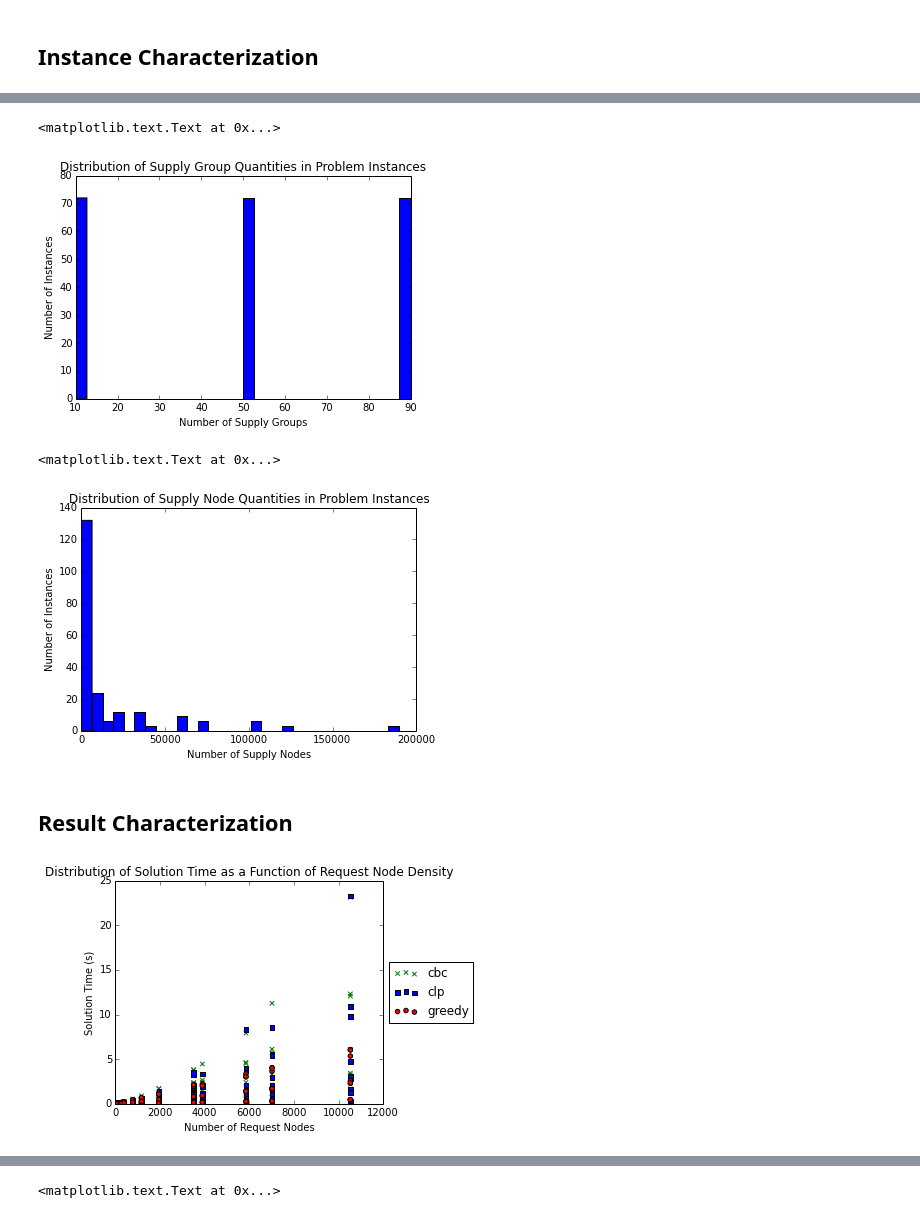
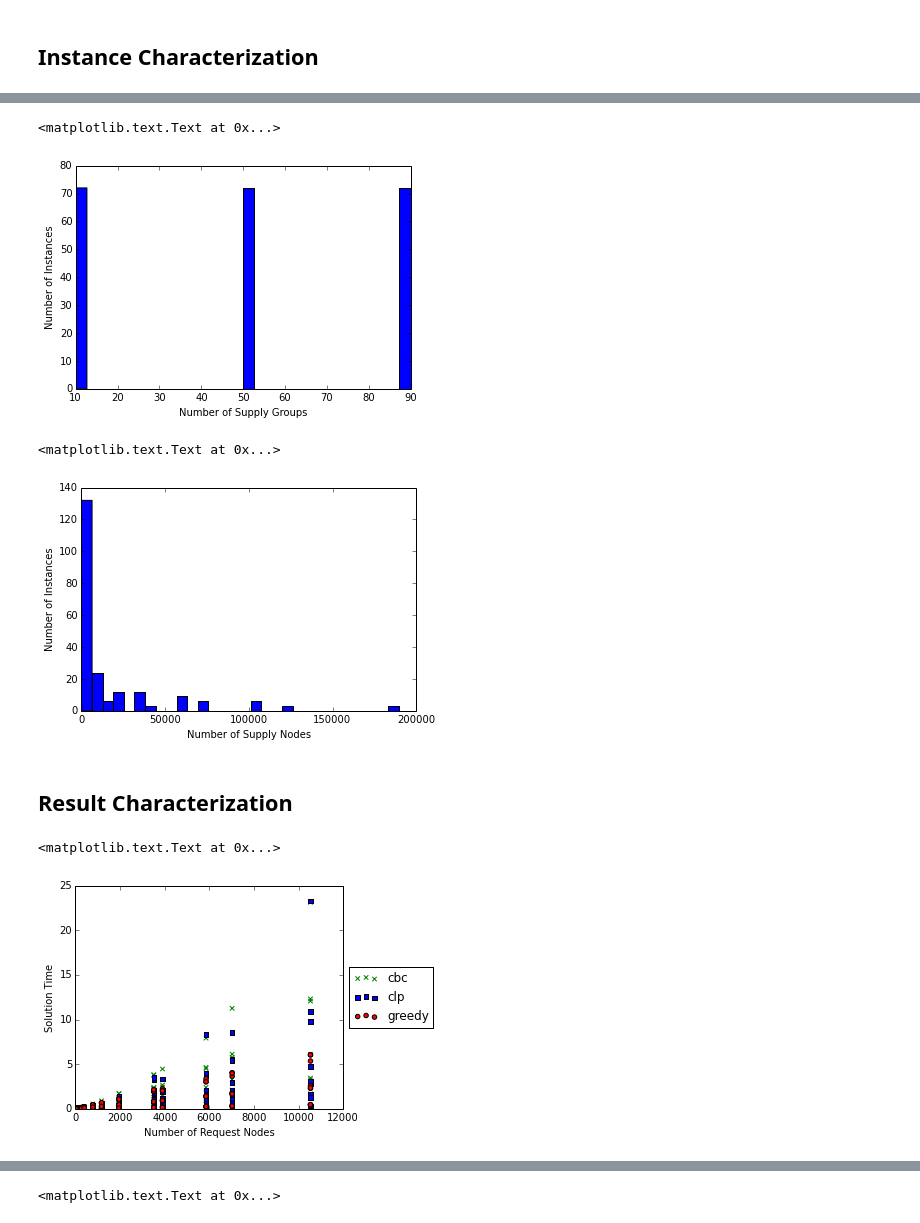
Before and after one commit to gidden/cyclopts, a Jupyter notebook: nbs/Cyclopts Run Analysis.ipynb, the cells around one changed output, grey strips where cells are left out. Saved outputs shown, nothing was run; the diff lists cells and outputs as text; code cells hidden in the pictures.

Commit message:
separated out plotting functions into an analysis script

```diff
--- a/nbs/Cyclopts Run Analysis.ipynb
+++ b/nbs/Cyclopts Run Analysis.ipynb
@@ -101,10 +108,10 @@ vals = {x['instid']: x[handle] for x in props.iterrows()}
 n, bins, patches = plt.hist([x for _, x in vals.iteritems()], 30)
 plt.xlabel('Number of {0}s'.format(name))
 plt.ylabel('Number of Instances')
-plt.title(r'Distribution of {0} Quantities in Problem Instances'.format(name))
+#plt.title(r'Distribution of {0} Quantities in Problem Instances'.format(name))
 # %% [output]
 <matplotlib.text.Text at 0x...>
-[figure, old version]
+[figure, new version]
 # %%
 name = 'Supply Node'
 handle = 'n_v_nodes'
@@ -112,10 +119,10 @@ vals = {x['instid']: x[handle] for x in props.iterrows()}
 n, bins, patches = plt.hist([x for _, x in vals.iteritems()], 30)
 plt.xlabel('Number of {0}s'.format(name))
 plt.ylabel('Number of Instances')
-plt.title(r'Distribution of {0} Quantities in Problem Instances'.format(name))
+#plt.title(r'Distribution of {0} Quantities in Problem Instances'.format(name))
 # %% [output]
 <matplotlib.text.Text at 0x...>
-[figure, old version]
+[figure, new version]
 # %% [markdown]
 Result Characterization
 -----------------------
@@ -163,6 +139,9 @@ def plot_xy(xname, xhandle, yvals=times, ylabel='Solution Time (s)',
 # %%
 xname = 'Request Node'
 xhandle = 'n_u_nodes'
-plot_xy(xname, xhandle)
+analysis.plot_xy(props, xhandle, times)
+plt.xlabel('Number of {0}s'.format(xname))
+plt.ylabel('Solution Time')
 # %% [output]
+<matplotlib.text.Text at 0x...>
-[figure, old version]
+[figure, new version]
```
Also changed, not shown: parts of 24 cells of this notebook, 1 other file.
